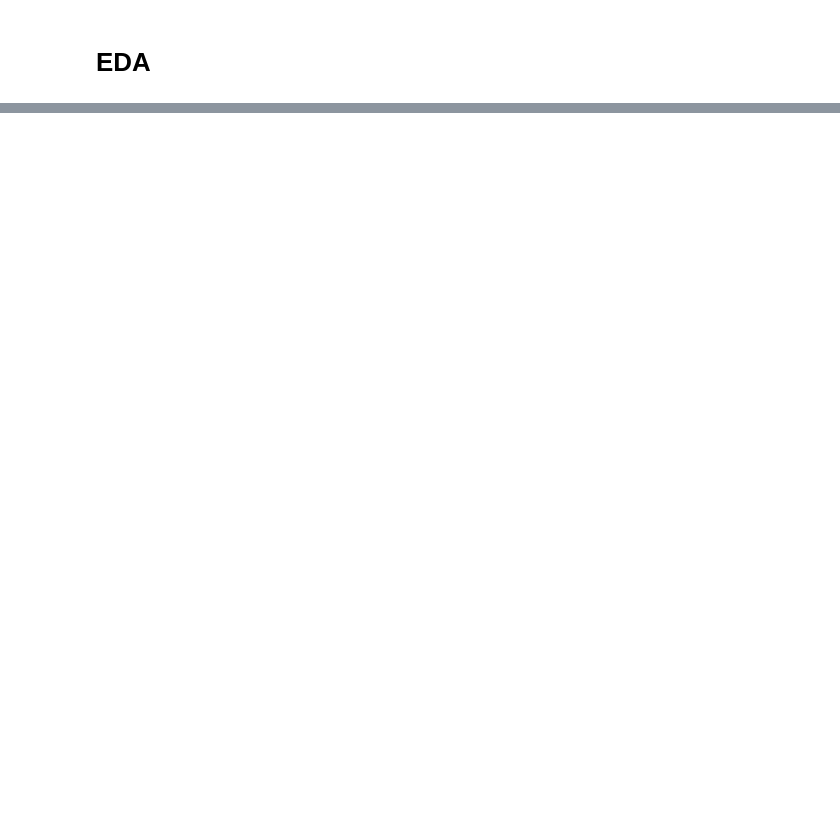
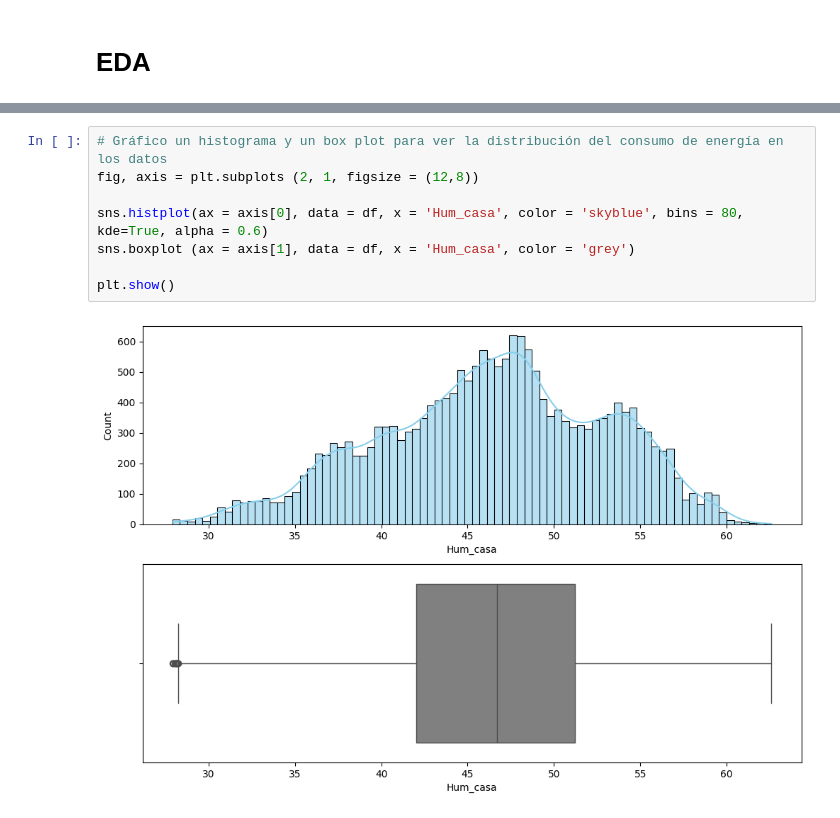
Before and after one commit to Gabymoctezuma/Proyecto-final, a Jupyter notebook: src/explore.ipynb, the cells around one changed output, grey strips where cells are left out. Drawn from its saved outputs; the diff is of its cells as text; blank space fills up the shorter version.

```diff
--- a/src/explore.ipynb
+++ b/src/explore.ipynb
@@ -428,0 +574,10 @@ df.head()
+# %%
+# Gráfico un histograma y un box plot para ver la distribución del consumo de energía en los datos
+fig, axis = plt.subplots (2, 1, figsize = (12,8))
+
+sns.histplot(ax = axis[0], data = df, x = 'Hum_casa', color = 'skyblue', bins = 80, kde=True, alpha = 0.6)
+sns.boxplot (ax = axis[1], data = df, x = 'Hum_casa', color = 'grey')
+
+plt.show()
+# %% [output]
+[figure, added]
```
Also changed, not shown: parts of 34 cells of this notebook, 8 other files.
